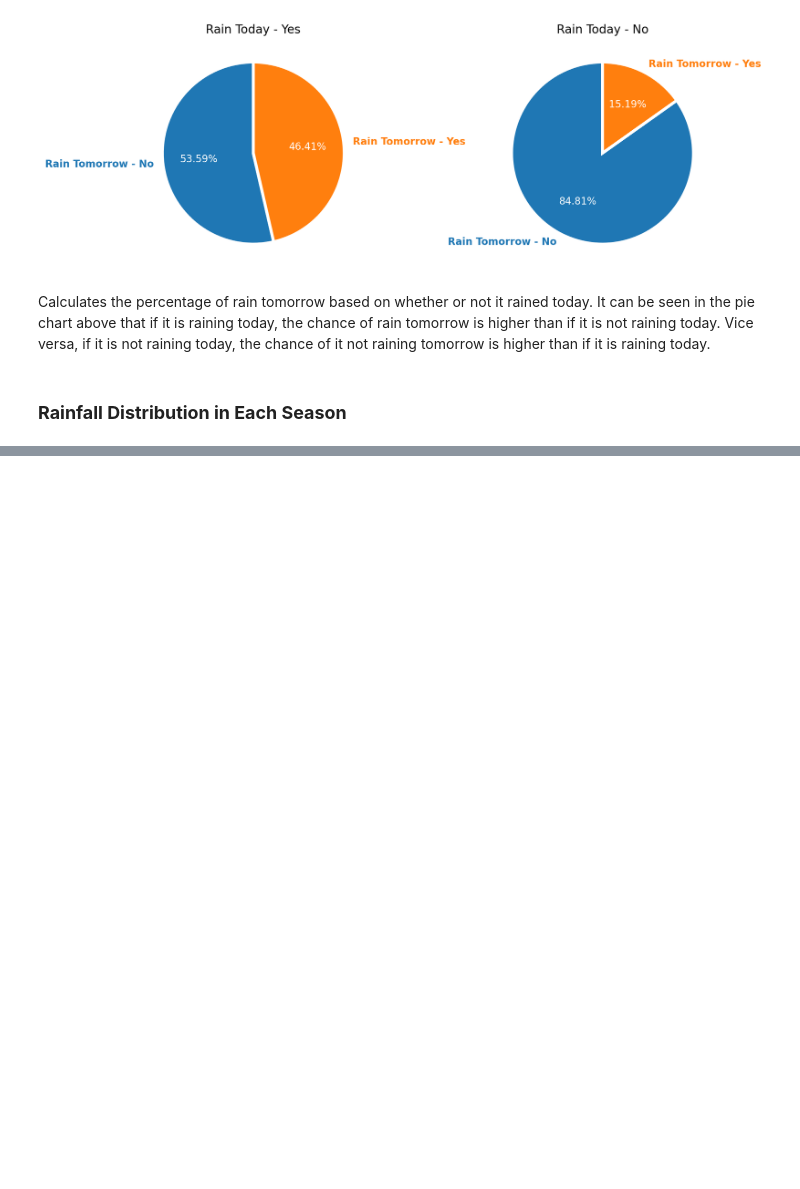
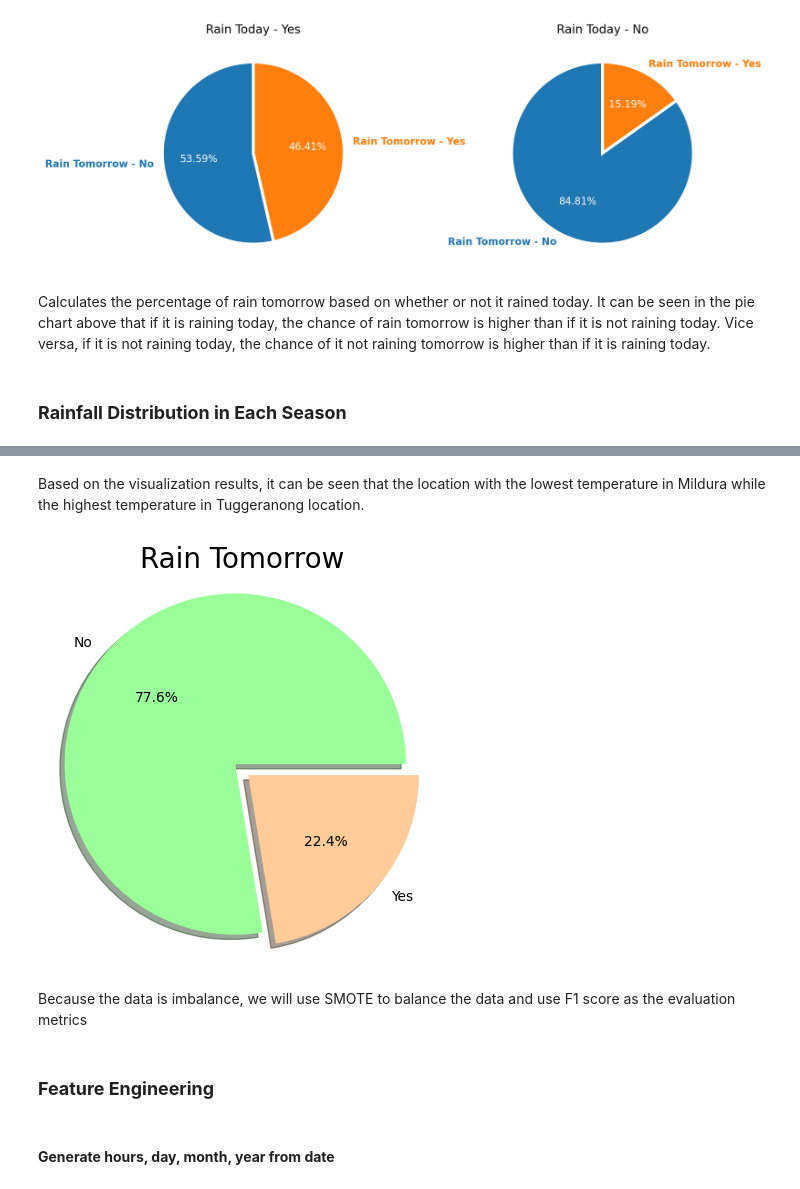
Before and after one commit to caesariansyahdwifadhilah/H8_PYTN-KS20-04_5_NEW, a Jupyter notebook: Final Project/FP2_Caesariansyah Dwi Fadhilah/PYTN_Kampus Merdeka_FP2_Caesariansyah Dwi Fadhilah.ipynb, the cells around one changed output, grey strips where cells are left out. Drawn from its saved outputs; the diff is of its cells as text; code cells hidden in the pictures; blank space fills up the shorter version.

```diff
--- a/Final Project/FP2_Caesariansyah Dwi Fadhilah/PYTN_Kampus Merdeka_FP2_Caesariansyah Dwi Fadhilah.ipynb
+++ b/Final Project/FP2_Caesariansyah Dwi Fadhilah/PYTN_Kampus Merdeka_FP2_Caesariansyah Dwi Fadhilah.ipynb
@@ -220,0 +272,21 @@ df_tmp['Season'] = df_tmp['Date'].dt.month.apply(get_season)
+# %% [markdown]
+Based on the visualization results, it can be seen that the location with the lowest temperature in Mildura while the highest temperature in Tuggeranong location.
+# %%
+# pie chart for Rain Tomorrow
+labels = ['No', 'Yes']
+sizes = [df['RainTomorrow'].value_counts()[0], df['RainTomorrow'].value_counts()[1]]
+explode = (0, 0.1)
+colors = ['#99ff99','#ffcc99']
+plt.rcParams["figure.figsize"] = (5,5)
+plt.pie(sizes, explode=explode, labels=labels, colors=colors, autopct='%1.1f%%', shadow=True)
+plt.title('Rain Tomorrow', fontsize=20)
+plt.axis('equal')
+plt.show()
+# %% [output]
+[figure, added]
+# %% [markdown]
+Because the data is imbalance, we will use SMOTE to balance the data and use F1 score as the evaluation metrics
+# %% [markdown]
+### **Feature Engineering**
+# %% [markdown]
+#### **Generate hours, day, month, year from date**
```
Also changed, not shown: parts of 49 cells of this notebook.
